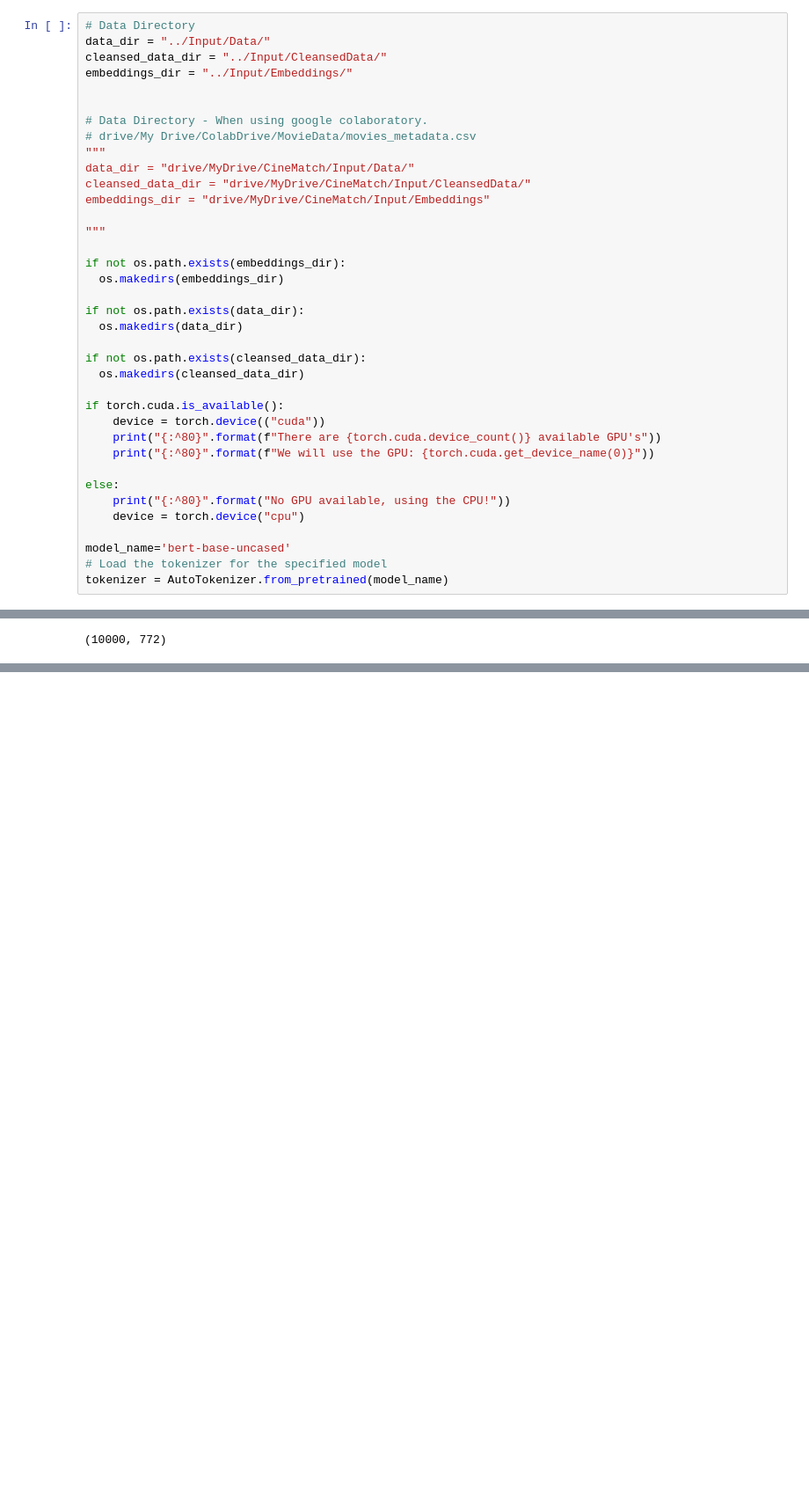
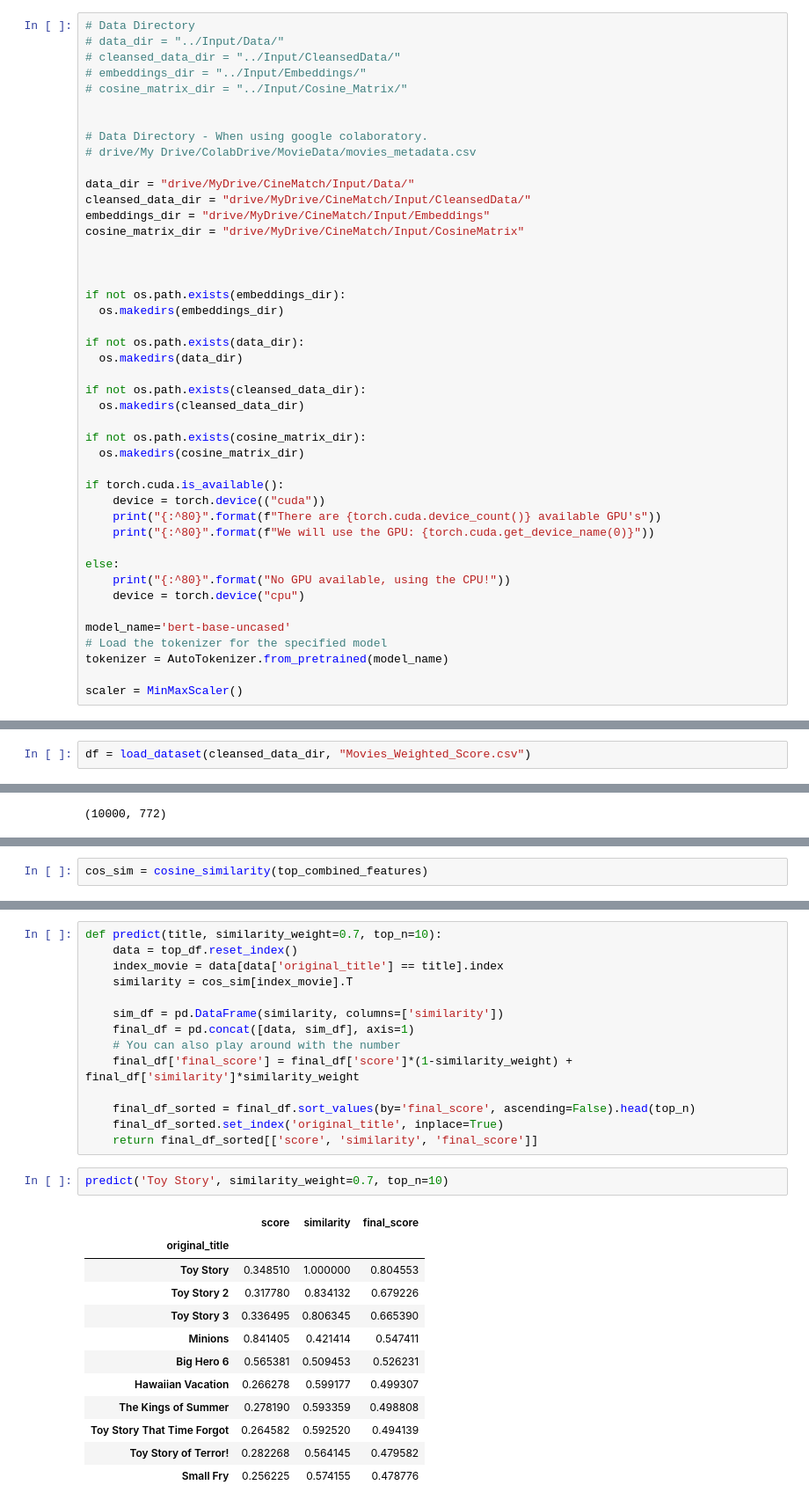
Before and after one commit to SudeshKumarSK/Cine-Match, a Jupyter notebook: Notebooks/Content_Based_Filtering.ipynb, the cells around one changed output, grey strips where cells are left out. Shown at 88% size. Saved outputs shown, nothing was run; the diff lists cells and outputs as text; blank space fills up the shorter version.

Commit message:
Updated Prediction Block and Cos_SIm

```diff
--- a/Notebooks/Content_Based_Filtering.ipynb
+++ b/Notebooks/Content_Based_Filtering.ipynb
@@ -61,19 +115,21 @@ from transformers import AutoTokenizer, AutoModelForSequenceClassification
 ### 1.2. Defining Directories and Helper Functions
 # %%
 # Data Directory
-data_dir = "../Input/Data/"
-cleansed_data_dir = "../Input/CleansedData/"
-embeddings_dir = "../Input/Embeddings/"
+# data_dir = "../Input/Data/"
+# cleansed_data_dir = "../Input/CleansedData/"
+# embeddings_dir = "../Input/Embeddings/"
+# cosine_matrix_dir = "../Input/Cosine_Matrix/"
 
 
 # Data Directory - When using google colaboratory.
 # drive/My Drive/ColabDrive/MovieData/movies_metadata.csv
-"""
+
 data_dir = "drive/MyDrive/CineMatch/Input/Data/"
 cleansed_data_dir = "drive/MyDrive/CineMatch/Input/CleansedData/"
 embeddings_dir = "drive/MyDrive/CineMatch/Input/Embeddings"
+cosine_matrix_dir = "drive/MyDrive/CineMatch/Input/CosineMatrix"
 
-"""
+
 
 if not os.path.exists(embeddings_dir):
   os.makedirs(embeddings_dir)
@@ -83,6 +139,9 @@ if not os.path.exists(data_dir):
 
 if not os.path.exists(cleansed_data_dir):
   os.makedirs(cleansed_data_dir)
+
+if not os.path.exists(cosine_matrix_dir):
+  os.makedirs(cosine_matrix_dir)
 
 if torch.cuda.is_available():
     device = torch.device(("cuda"))
@@ -96,4 +155,6 @@ else:
 model_name='bert-base-uncased'
 # Load the tokenizer for the specified model
 tokenizer = AutoTokenizer.from_pretrained(model_name)
+
+scaler = MinMaxScaler()
 # %% [output]
@@ -365,3 +507,5 @@ memory usage: 7.5+ MB
 ### 2.4. Saving the Feature Engineered Dataset
 # %%
 # save_dataframe(df, cleansed_data_dir, "Movies_Weighted_Score.csv")
+# %%
+df = load_dataset(cleansed_data_dir, "Movies_Weighted_Score.csv")
@@ -693,0 +771,2 @@ def batch_cosine_similarity(X, batch_size=100):
+# %%
+cos_sim = cosine_similarity(top_combined_features)
@@ -693,0 +783,29 @@ def batch_cosine_similarity(X, batch_size=100):
+# %%
+def predict(title, similarity_weight=0.7, top_n=10):
+    data = top_df.reset_index()
+    index_movie = data[data['original_title'] == title].index
+    similarity = cos_sim[index_movie].T
+
+    sim_df = pd.DataFrame(similarity, columns=['similarity'])
+    final_df = pd.concat([data, sim_df], axis=1)
+    # You can also play around with the number
+    final_df['final_score'] = final_df['score']*(1-similarity_weight) + final_df['similarity']*similarity_weight
+
+    final_df_sorted = final_df.sort_values(by='final_score', ascending=False).head(top_n)
+    final_df_sorted.set_index('original_title', inplace=True)
+    return final_df_sorted[['score', 'similarity', 'final_score']]
+# %%
+predict('Toy Story', similarity_weight=0.7, top_n=10)
+# %% [output]
+|  | score | similarity | final_score |
+| original_title |  |  |  |
+| Toy Story | 0.348510 | 1.000000 | 0.804553 |
+| Toy Story 2 | 0.317780 | 0.834132 | 0.679226 |
+| Toy Story 3 | 0.336495 | 0.806345 | 0.665390 |
+| Minions | 0.841405 | 0.421414 | 0.547411 |
+| Big Hero 6 | 0.565381 | 0.509453 | 0.526231 |
+| Hawaiian Vacation | 0.266278 | 0.599177 | 0.499307 |
+| The Kings of Summer | 0.278190 | 0.593359 | 0.498808 |
+| Toy Story That Time Forgot | 0.264582 | 0.592520 | 0.494139 |
+| Toy Story of Terror! | 0.282268 | 0.564145 | 0.479582 |
+| Small Fry | 0.256225 | 0.574155 | 0.478776 |
```
Also changed, not shown: parts of 35 cells of this notebook.
